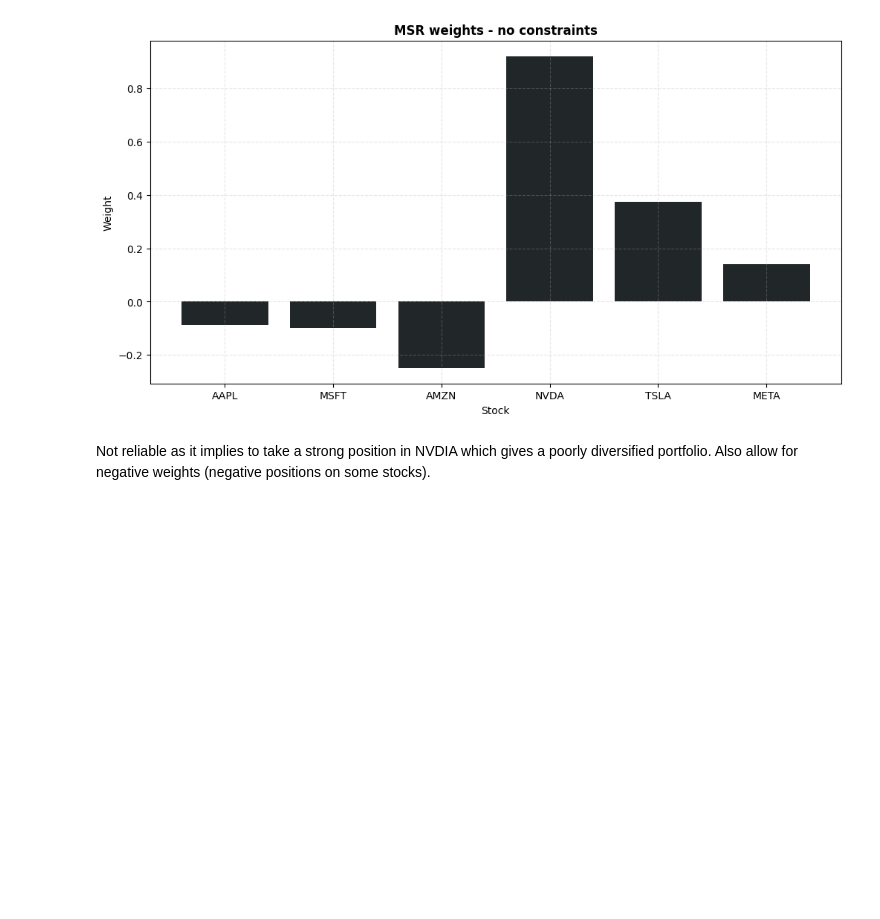
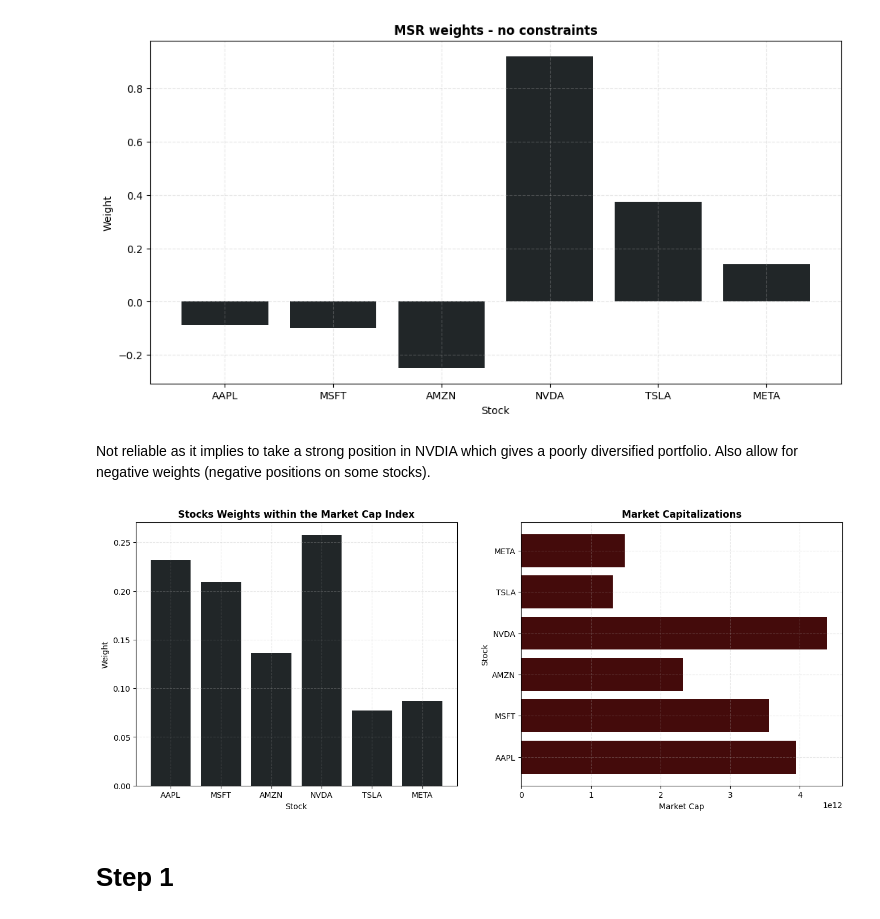
Before and after one commit to MarienRossiBenedetti/QuantPortfolioManagement, a Jupyter notebook: Assignment_3/assignment_3.ipynb, the cells around one changed output. Drawn from its saved outputs; the diff is of its cells as text; code cells hidden in the pictures; blank space fills up the shorter version.

```diff
--- a/Assignment_3/assignment_3.ipynb
+++ b/Assignment_3/assignment_3.ipynb
@@ -95,3 +92,24 @@ plt.grid(alpha=0.3, linestyle='--')
 [figure]
 # %% [markdown]
 Not reliable as it implies to take a strong position in NVDIA which gives a poorly diversified portfolio. Also allow for negative weights (negative positions on some stocks).
+# %%
+# Plot of the Market Cap Weights
+fig, axes = plt.subplots(1,2, figsize=(16,6))
+
+# Weights
+axes[0].bar(stocks, cap_weights, color="#212628")
+axes[0].set_title('Stocks Weights within the Market Cap Index', fontweight='bold')
+axes[0].set_ylabel('Weight')
+axes[0].set_xlabel('Stock')
+axes[0].grid(alpha=0.3, linestyle='--')
+
+# Market Caps
+axes[1].barh(stocks, m_caps, color="#440B0B")
+axes[1].set_title('Market Capitalizations', fontweight='bold')
+axes[1].set_xlabel('Market Cap')
+axes[1].set_ylabel('Stock')
+axes[1].grid(alpha=0.3, linestyle='--')
+# %% [output]
+[figure, added]
+# %% [markdown]
+# Step 1
```
Also changed, not shown: parts of 9 cells of this notebook.
